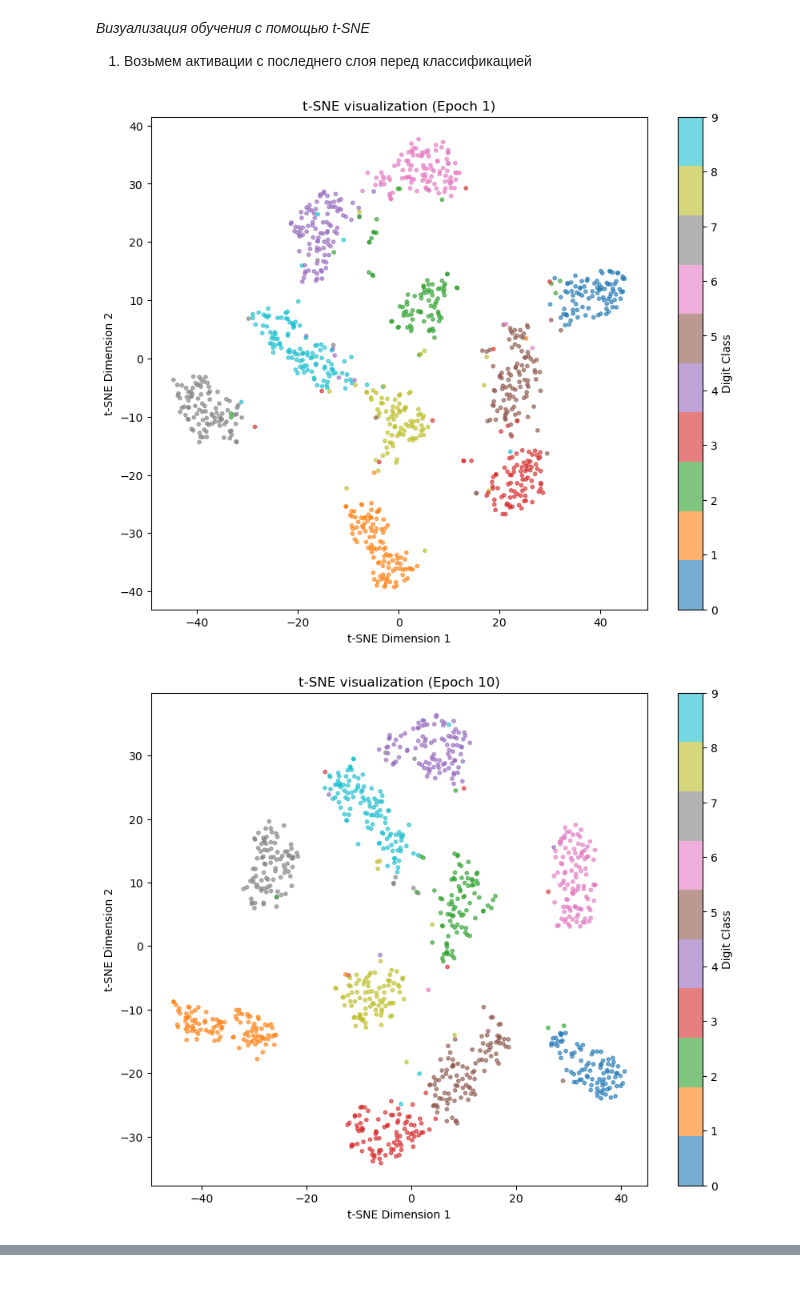
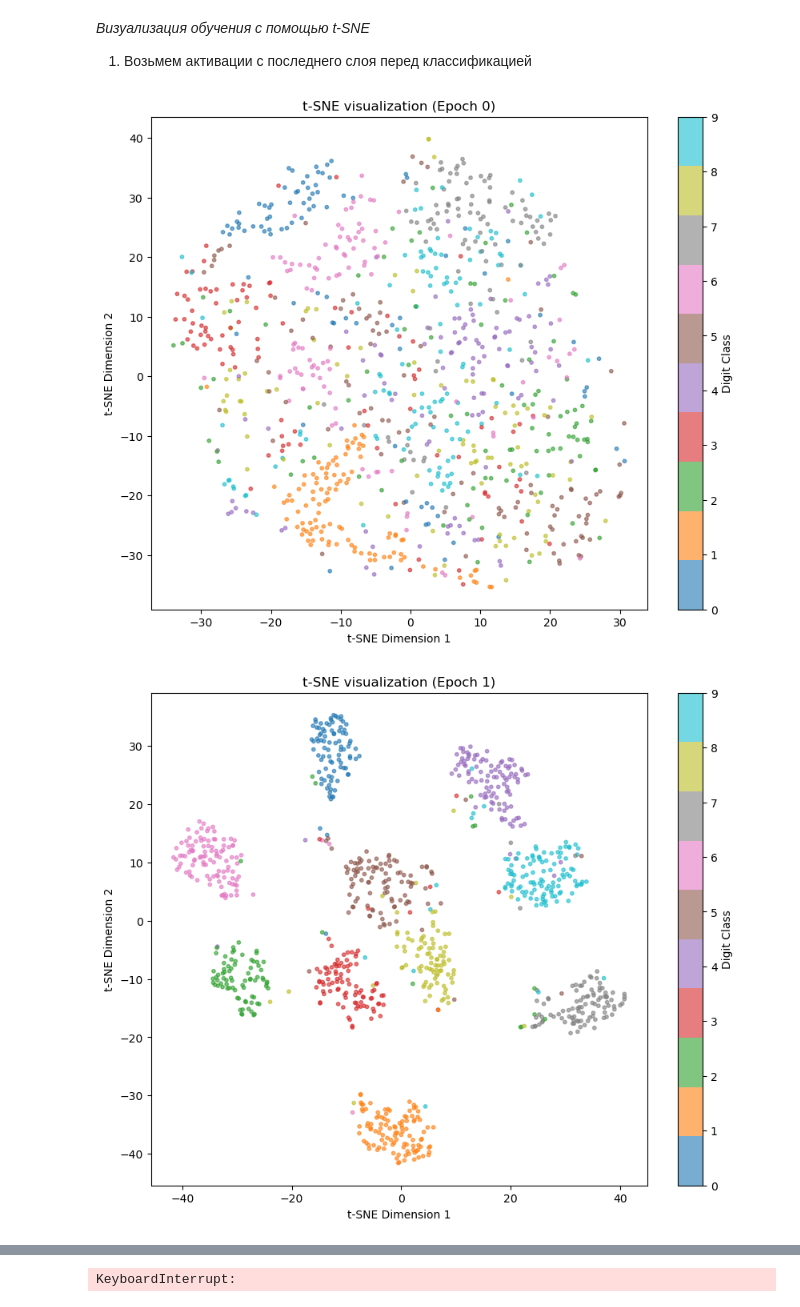
Before and after one commit to Bit-Maximum/MLP-for-MNIST, a Jupyter notebook: MLP MNIST.ipynb, the cells around one changed output, grey strips where cells are left out. Cells and saved outputs as stored; diff of their text form; code cells hidden in the pictures.

Commit message:
Add additional t-SNE visualisation on untrained model

```diff
--- a/MLP MNIST.ipynb
+++ b/MLP MNIST.ipynb
@@ -310,20 +311,21 @@ optimizer = optim.SGD(model.parameters(), lr=0.1)
 # %%
 # Обучение
 train_dataset = TensorDataset(X_train_tensor, y_train_tensor)
 train_loader = DataLoader(train_dataset, batch_size=90, shuffle=True)
 
+visualize_tsne(model, 0)
 for epoch in range(1, 51):
     model.train()
     for batch, labels in train_loader:
         optimizer.zero_grad()
         predicted = model(batch)
         loss = criterion(predicted, labels)
         loss.backward()
         optimizer.step()
 
     # Визуализация каждой 10-й эпохи
     if epoch % 10 == 0 or epoch == 1:
         visualize_tsne(model, epoch)
 # %% [output]
-[figure, old version]
+[figure, new version]
-[figure, old version]
+[figure, new version]
@@ -333,0 +332 @@ for epoch in range(1, 51):
+KeyboardInterrupt:
```
Also changed, not shown: parts of 2 cells of this notebook.
